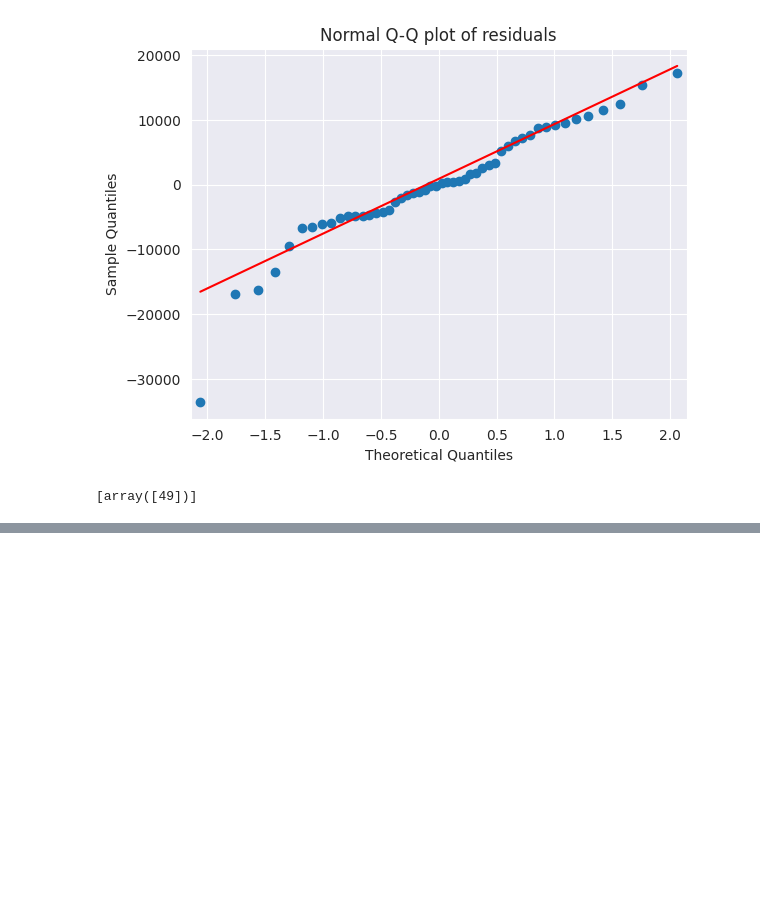
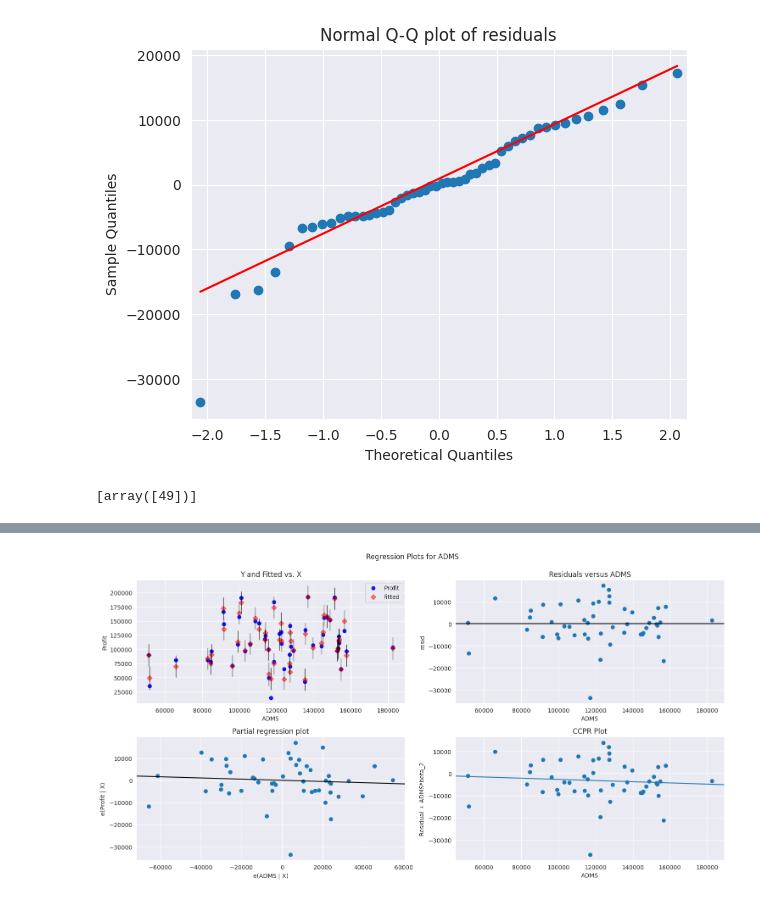
Before and after one commit to sinku29/Data-Science-Assignment, a Jupyter notebook: MLR_startup.ipynb, the cells around one changed output, grey strips where cells are left out. Cells and saved outputs as stored; diff of their text form; code cells hidden in the pictures; blank space fills up the shorter version.

```diff
--- a/MLR_startup.ipynb
+++ b/MLR_startup.ipynb
@@ -197,0 +219,6 @@ list(np.where(model.resid<-30000))
+# %%
+fig=plt.figure(figsize=(15,8))
+sm.graphics.plot_regress_exog(model,'ADMS',fig=fig)
+plt.show()
+# %% [output]
+[figure, added]
```
Also changed, not shown: parts of 20 cells of this notebook.
